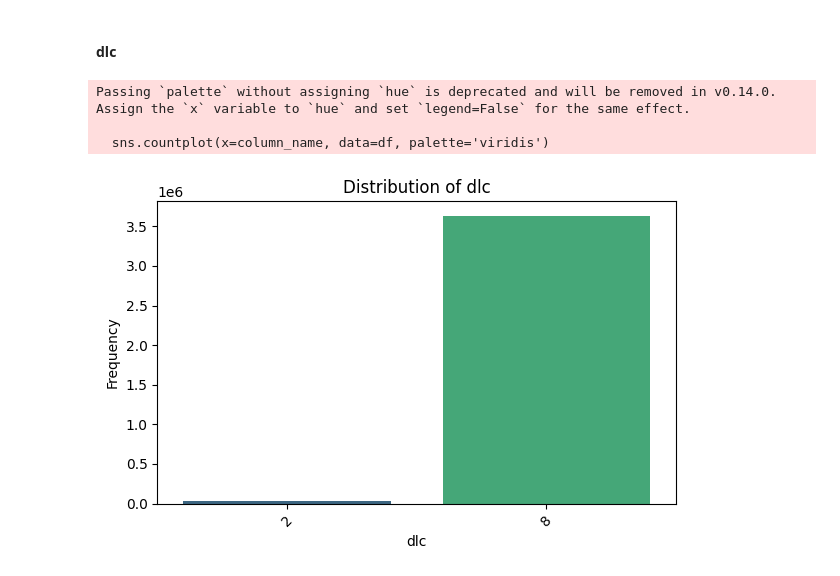
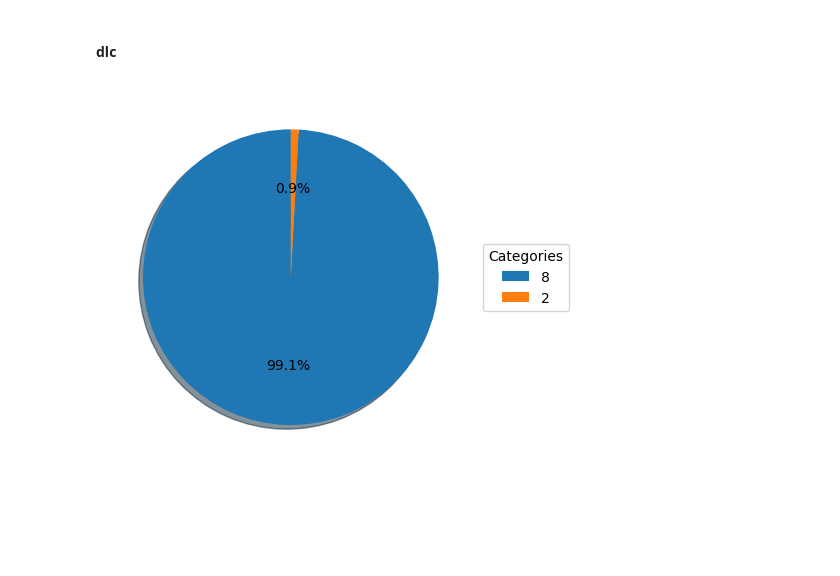
Before and after one commit to FatimeNazliAs/Intrusion-Detection-Systems-using-ML, a Jupyter notebook: notebooks/visualization.ipynb, the cells around one changed output. Cells and saved outputs as stored; diff of their text form; code cells hidden in the pictures; blank space fills up the shorter version.

```diff
--- a/notebooks/visualization.ipynb
+++ b/notebooks/visualization.ipynb
@@ -34,0 +51,12 @@ def plot_distribution_of_numeric_variable(df,column_name):
+# %%
+def plot_pie_chart(df, column_name):
+    data = Counter(df[column_name])
+    key_list = list(data.keys())
+    val_list = list(data.values())
+
+    fig1, ax1 = plt.subplots(10,14)
+    wedges, texts, autotexts = ax1.pie(val_list, autopct='%1.1f%%',
+                                       shadow=True, startangle=90)
+    ax1.legend(wedges, key_list, title="Categories", loc="center left",
+               bbox_to_anchor=(1, 0, 0.5, 1))
+    plt.show()
@@ -55,12 +136,9 @@ Passing `palette` without assigning `hue` is deprecated and will be removed in v
 # %% [markdown]
 #### dlc
 # %%
-plot_distribution_of_numeric_variable(dos_df_pd,"dlc")
+plot_pie_chart(dos_df_pd,"dlc")
 # %% [output]
-Passing `palette` without assigning `hue` is deprecated and will be removed in v0.14.0. Assign the `x` variable to `hue` and set `legend=False` for the same effect.
-
-  sns.countplot(x=column_name, data=df, palette='viridis')
-[figure, old version]
+[figure, new version]
 # %%
 dos_df_pl["dlc"].value_counts()
 # %% [output]
```
Also changed, not shown: parts of 18 cells of this notebook.
